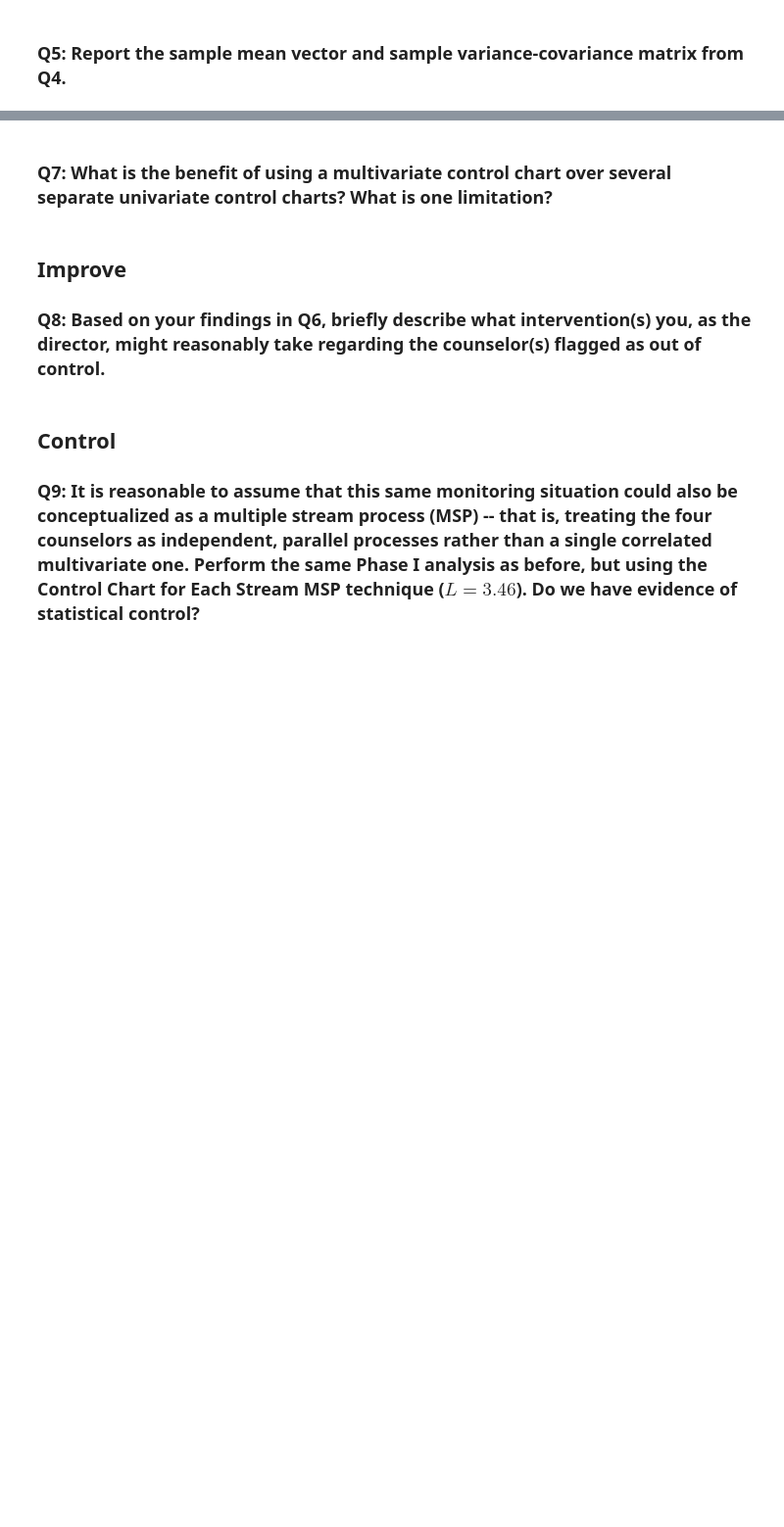
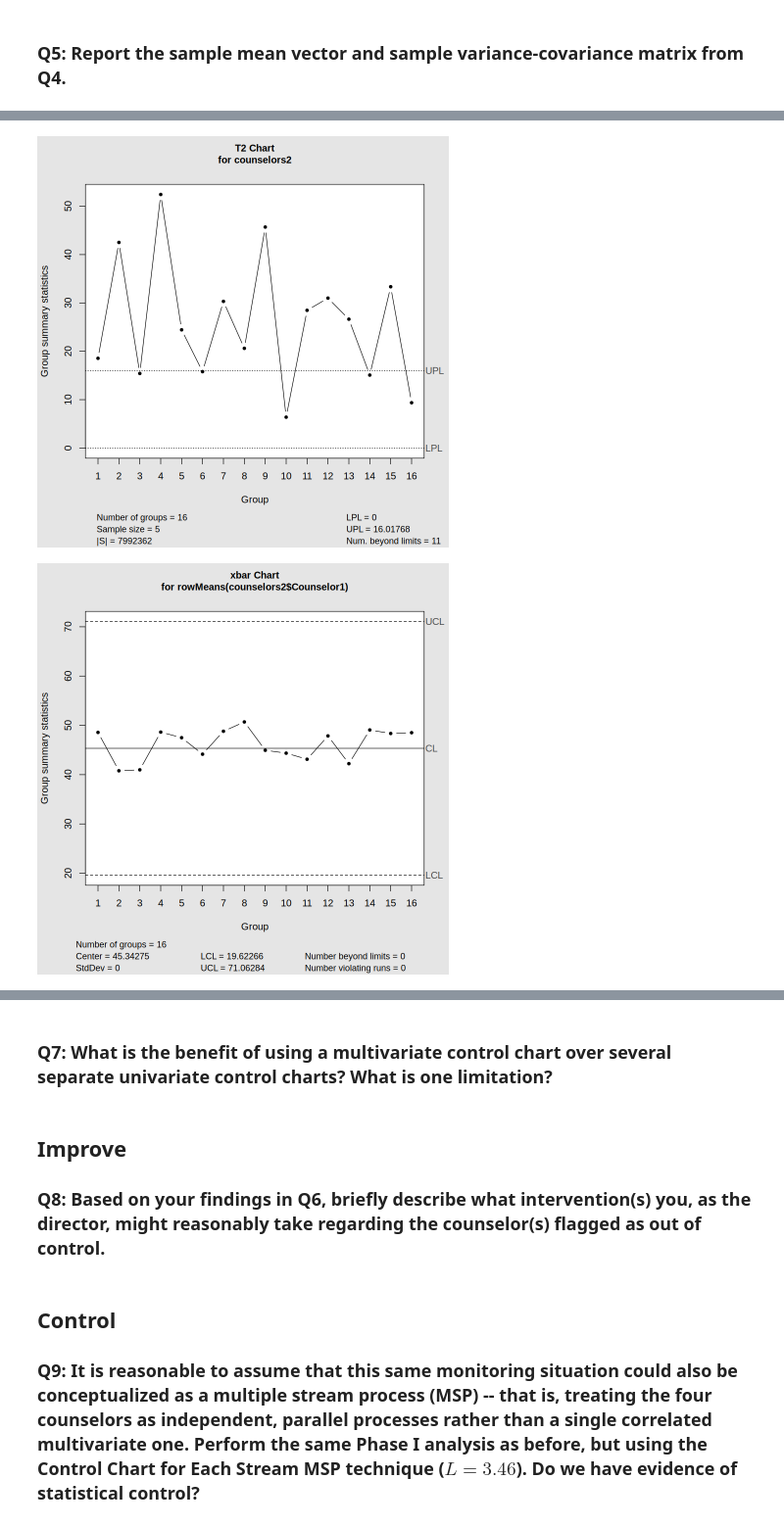
Before and after one commit to garrettspringsted/STAT-7110-Quality-Control, a Jupyter notebook: Assignments/HW4/STAT-7110-HW4.ipynb, the cells around one changed output, grey strips where cells are left out. Shown at 98% size. Cells and saved outputs as stored; diff of their text form; code cells hidden in the pictures; blank space fills up the shorter version.

```diff
--- a/Assignments/HW4/STAT-7110-HW4.ipynb
+++ b/Assignments/HW4/STAT-7110-HW4.ipynb
@@ -88,2 +140,80 @@ list.files()
 # %%
 ## Q6 Code ##
+sheetnames2<- excel_sheets("Counselling_PhaseII.xlsx")
+counselors2<- lapply(sheetnames2, FUN=function(x){
+    d<- read_xlsx("Counselling_PhaseII.xlsx", sheet=x) %>%
+    dplyr::select(-Week)
+
+    return(d)
+})
+
+names(counselors2) <-paste("Counselor", 1:4, sep="")
+
+counselors2["Counselor1"] |> glimpse()
+
+## mqcc to Plot Chart ##
+
+p2 <- mqcc(counselors2, type = "T2",
+           center=t2$center,
+           cov=t2$cov,
+           limits=F,pred.limits=T,
+           plot=T)
+
+## OUT of Control- moving onto Posthoc and Shewhart's##
+##c4 for n=5 is 0.9400#
+
+c4<- 0.9400
+
+counselor1_xbar<-t2$center[1]
+counselor2_xbar<-t2$center[2]
+counselor3_xbar<-t2$center[3]
+counselor4_xbar<-t2$center[4]
+
+counselor1_sd<-sqrt(t2$cov[1,1])/c4
+counselor2_sd<-sqrt(t2$cov[2,2])/c4
+counselor3_sd<-sqrt(t2$cov[3,3])/c4
+counselor4_sd<-sqrt(t2$cov[4,4])/c4
+
+## UCL & LCL ##
+counselor1_ucl <- counselor1_xbar + 3*counselor1_sd
+counselor1_lcl <- counselor1_xbar - 3*counselor1_sd
+
+counselor2_ucl <- counselor2_xbar + 3*counselor2_sd
+counselor2_lcl <- counselor2_xbar - 3*counselor2_sd
+
+counselor3_ucl <- counselor3_xbar + 3*counselor3_sd
+counselor3_lcl <- counselor3_xbar - 3*counselor3_sd
+
+counselor4_ucl <- counselor4_xbar + 3*counselor4_sd
+counselor4_lcl <- counselor4_xbar - 3*counselor4_sd
+
+## Counselor 1 ##
+xbar1<- qcc(rowMeans(counselors2$Counselor1),
+            type="xbar",
+            center=counselor1_xbar,
+            sigma=counselor1_sd,
+            sizes=5,
+            limits=c(counselor1_lcl,counselor1_ucl))
+## Counselor 2 ##
+xbar2<- qcc(rowMeans(counselors2$Counselor2),
+            type="xbar",
+            center=counselor2_xbar,
+            sigma=counselor2_sd,
+            sizes=5,
+            limits=c(counselor2_lcl,counselor2_ucl))
+## Counselor 3 ##
+xbar3<- qcc(rowMeans(counselors2$Counselor3),
+            type="xbar",
+            center=counselor3_xbar,
+            sigma=counselor3_sd,
+            sizes=5,
+            limits=c(counselor3_lcl,counselor3_ucl))
+
+## Counselor 4 ##
+xbar4<- qcc(rowMeans(counselors2$Counselor4),
+            type="xbar",
+            center=counselor4_xbar,
+            sigma=counselor4_sd,
+            sizes=5,
+            limits=c(counselor4_lcl,counselor4_ucl))
+# %% [output]
@@ -89,0 +227,2 @@ list.files()
+[figure, added]
+[figure, added]
```
Also changed, not shown: parts of 5 cells of this notebook.
